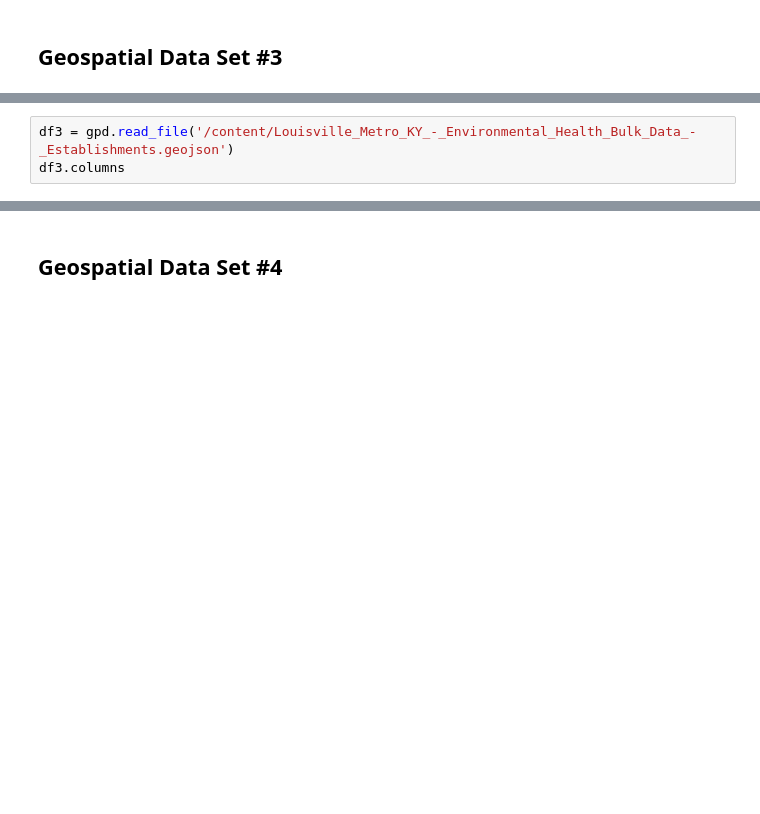
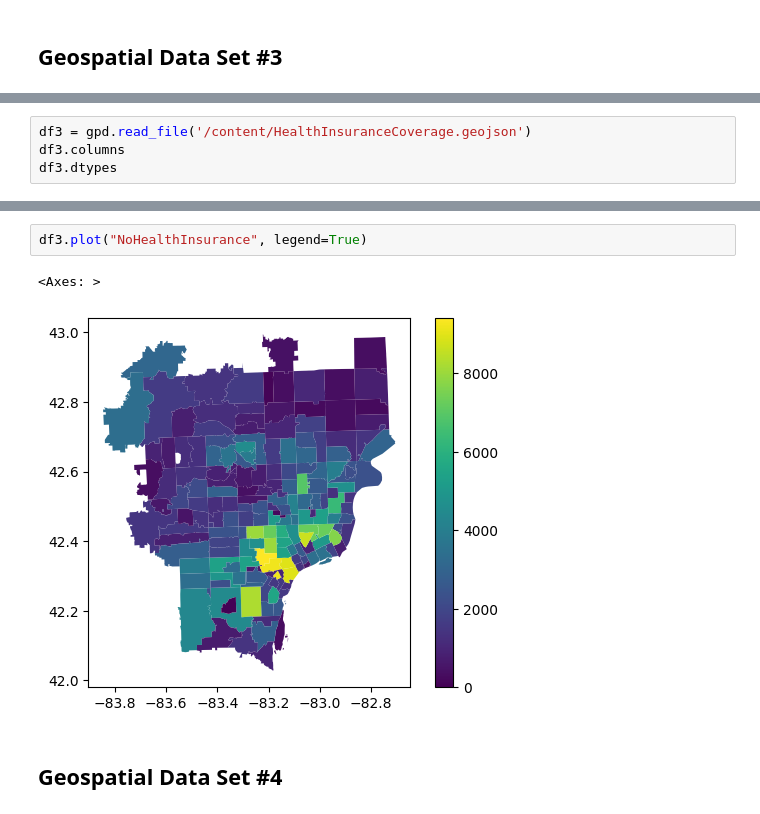
Before and after one commit to bonitr02/datasci_7_geospatial, a Jupyter notebook: datasci_7_geospatial.ipynb, the cells around one changed output, grey strips where cells are left out. Drawn from its saved outputs; the diff is of its cells as text; blank space fills up the shorter version.

```diff
--- a/datasci_7_geospatial.ipynb
+++ b/datasci_7_geospatial.ipynb
@@ -49,4 +186,5 @@ Index(['ObjectId', 'APNO', 'MixedUse', 'SqFootage', 'ProjType', 'Rooms',
 # %%
-df3 = gpd.read_file('/content/Louisville_Metro_KY_-_Environmental_Health_Bulk_Data_-_Establishments.geojson')
+df3 = gpd.read_file('/content/HealthInsuranceCoverage.geojson')
 df3.columns
+df3.dtypes
 # %% [output]
@@ -68,2 +244,7 @@ Index(['EstablishmentID', 'CountyID', 'RCode', 'RCodeDesc', 'EstType',
+# %%
+df3.plot("NoHealthInsurance", legend=True)
+# %% [output]
+<Axes: >
+[figure, added]
 # %% [markdown]
 ## Geospatial Data Set #4
```
Also changed, not shown: parts of 31 cells of this notebook.
